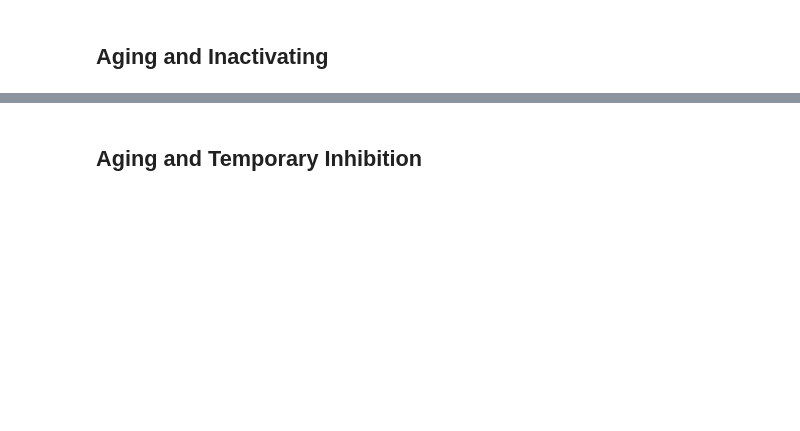
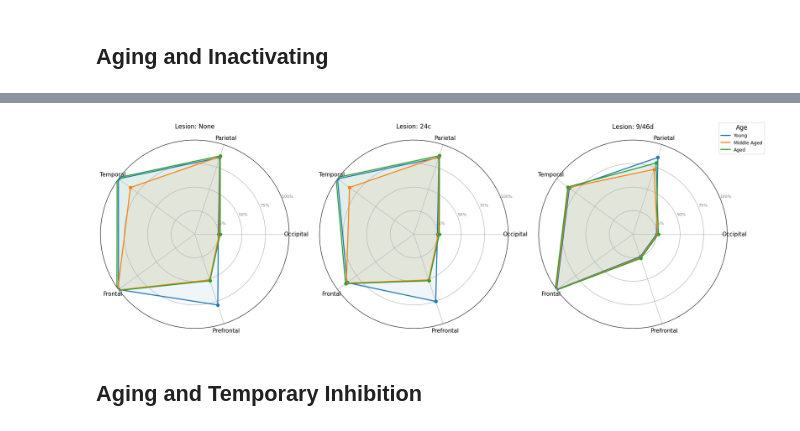
Before and after one commit to Davide537/Mathematical-Models, a Jupyter notebook: WM Model/Aging model.ipynb, the cells around one changed output, grey strips where cells are left out. Drawn from its saved outputs; the diff is of its cells as text; code cells hidden in the pictures; blank space fills up the shorter version.

```diff
--- a/WM Model/Aging model.ipynb
+++ b/WM Model/Aging model.ipynb
@@ -1599,3 +1587,73 @@ plt.show()
+# %%
+# Define desired ordering
+age_jitter = {'Y': 0, 'MA': 0.01, 'A': 0.02}
+age_order = ['Y', 'MA', 'A']
+lesion_order = ['None', '24c', '9/46d']
+area_to_lobe = {
+    'V1': 'Occipital', 'V2': 'Occipital', 'V4': 'Occipital', 'MT': 'Occipital',
+    'DP': 'Parietal', '5': 'Parietal', '2': 'Parietal', '7A': 'Parietal',
+    '7m': 'Parietal', 'LIP': 'Parietal', '7B': 'Parietal',
+    'TEO': 'Temporal', 'STPc': 'Temporal', 'TEpd': 'Temporal', 'PBr': 'Temporal',
+    'STPi': 'Temporal', 'STPr': 'Temporal',
+    '8m': 'Prefrontal', '8l': 'Prefrontal', '9/46v': 'Prefrontal', '9/46d': 'Prefrontal',
+    '8B': 'Prefrontal',
+    'F1': 'Frontal', '46d': 'Frontal', '10': 'Frontal', 'F5': 'Frontal',
+    'F2': 'Frontal', 'ProM': 'Frontal', 'F7': 'Frontal', '24c': 'Frontal',
+}
+full_ages = {'Y': 'Young', 'MA': 'Middle Aged', 'A': 'Aged'}
+age_colors = {'Y': 'tab:blue', 'MA': 'tab:orange', 'A': 'tab:green'}
+
+# Convert to ordered categorical variables
+df_act['Age'] = pd.Categorical(df_act['Age'], categories=age_order, ordered=True)
+df_act['Lesion'] = pd.Categorical(df_act['Lesion'], categories=lesion_order, ordered=True)
+# Compute activation frequency
+freq_df = (df_act.groupby(['Age', 'Lesion', 'Area'],observed=False)['ActiveAreas'].mean().reset_index())
+
+# Map areas to lobes and aggregate
+freq_df['Lobe'] = freq_df['Area'].map(area_to_lobe)
+lobe_freq = (freq_df.groupby(['Age', 'Lesion', 'Lobe'],observed=False)['ActiveAreas'].mean().reset_index())
+
+region_names = ['Occipital', 'Parietal', 'Temporal', 'Frontal', 'Prefrontal']
+N = len(region_names)
+angles = np.linspace(0, 2 * np.pi, N, endpoint=False).tolist()
+angles_plot = angles + [angles[0]]
+
+fig, axes = plt.subplots(1, len(lesion_order), figsize=(6*len(lesion_order), 6),
+                          subplot_kw=dict(polar=True))
+
+for li, lesion in enumerate(lesion_order):
+    ax = axes[li] if len(lesion_order) > 1 else axes
+    for r in [0.25, 0.5, 0.75, 1.0]:
+        ax.plot(np.linspace(0, 2*np.pi, 200), [r]*200, color='gray', linewidth=0.5, linestyle=':', alpha=0.4)
+
+    for age in age_order:
+        sub = lobe_freq[(lobe_freq['Age'] == age) & (lobe_freq['Lesion'] == lesion)]
+        # ensure region order matches region_names, fill missing lobes with 0
+        fracs = [float(sub.loc[sub['Lobe'] == region, 'ActiveAreas'].values[0] + age_jitter[age])
+                  if region in sub['Lobe'].values else 0.0
+                  for region in region_names]
+
+        color = age_colors[age]
+        ax.plot(angles_plot, fracs + [fracs[0]], color=color, linewidth=2)
+        ax.fill(angles_plot, fracs + [fracs[0]], color=color, alpha=0.07)
+        ax.scatter(angles, fracs, color=color, s=35, zorder=5)
+
+    ax.set_thetagrids(np.degrees(angles), region_names, fontsize=11)
+    ax.set_ylim(0, 1)
+    ax.set_yticks([0.25, 0.5, 0.75, 1.0])
+    ax.set_yticklabels(['25%', '50%', '75%', '100%'], fontsize=8, color='gray')
+    ax.set_rlabel_position(22.5)
+    ax.set_title(f'Lesion: {lesion}', va='bottom', fontsize=12, pad=20)
+
+age_handles = [Line2D([0], [0], color=age_colors[a], linewidth=2, label=full_ages[a])
+               for a in age_order]
+fig.legend(handles=age_handles, loc='upper right', bbox_to_anchor=(1.02, 1.0),
+           fontsize=9, title='Age', framealpha=0.7)
+
+plt.tight_layout()
+plt.show()
+# %% [output]
+[figure, added]
 # %% [markdown]
 ## Aging and Temporary Inhibition
 # %%
```
Also changed, not shown: parts of 21 cells of this notebook, 37 other files.
